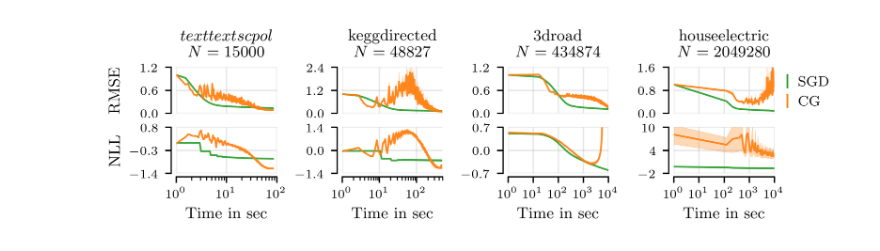
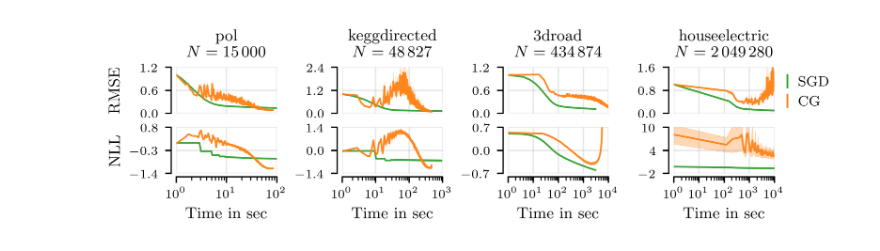
Before and after one commit to cambridge-mlg/sgd-gp, a Jupyter notebook: scalable_gps/notebooks/rmse_llh_trace.ipynb, the cells around one changed output. Drawn from its saved outputs; the diff is of its cells as text; code cells hidden in the pictures.

```diff
--- a/scalable_gps/notebooks/rmse_llh_trace.ipynb
+++ b/scalable_gps/notebooks/rmse_llh_trace.ipynb
@@ -299,7 +275,6 @@ XL = 'houseelectric'
 
 fig = plt.figure(dpi=400, figsize=[text_width, 0.2 * text_height])
 gs = GridSpec(2, 4, figure=fig)
-yticks = get_yticks(dataset)
 
 S_rmse = fig.add_subplot(gs[0, 0])
 S_llh = fig.add_subplot(gs[1, 0])
@@ -315,10 +290,10 @@ XL_llh = fig.add_subplot(gs[1, 3])
 # M_rmse.set_title(r"\\textsc{keggdirected}" + "\n" + r"$N = 48827$")#, D = 20")
 # L_rmse.set_title(r"\\textsc{3droad}" + "\n" + r"$N = 434874$")#, D = 3")
 # XL_rmse.set_title(r"\\textsc{houseelectric}" + "\n" + r"$N = 2049280$")#, D = 11")
-S_rmse.set_title("pol\n" + r"$N = 15000$")#, D = 26")
-M_rmse.set_title("keggdirected\n" + r"$N = 48827$")#, D = 20")
-L_rmse.set_title("3droad\n" + r"$N = 434874$")#, D = 3")
-XL_rmse.set_title("houseelectric\n" + r"$N = 2049280$")#, D = 11")
+S_rmse.set_title("pol\n" + r"$N = 15\,000$")#, D = 26")
+M_rmse.set_title("keggdirected\n" + r"$N = 48\,827$")#, D = 20")
+L_rmse.set_title("3droad\n" + r"$N = 434\,874$")#, D = 3")
+XL_rmse.set_title("houseelectric\n" + r"$N = 2\,049\,280$")#, D = 11")
 
 
 axes_rmse = [S_rmse, M_rmse, L_rmse, XL_rmse]
@@ -332,49 +307,50 @@ for i, ax in enumerate(axes):
     ax.grid(alpha=0.3)
     ax.semilogx()
     ax.set_xlabel("Time in sec")
+    ax.xaxis.set_minor_locator(ticker.LogLocator(numticks=999, subs="auto"))
 
     ax.spines[['top', 'right']].set_visible(False)
     ax.spines['bottom'].set_position(('axes', -0.075))
     ax.spines['left'].set_position(('axes', -0.05))
 
-for i, (dataset, max_time) in enumerate(zip([S, M, L, XL], [100, 500, 10000, 10000])):
+for i, (dataset, max_time) in enumerate(zip([S, M, L, XL], [100, 1000, 10000, 10000])):
     xlim = (1, max_time)
     yticks_rmse, yticks_llh = get_yticks(dataset)
-    time = rmse_trace[dataset][model]['wall_clock_time'][0]
-    time = time - time[0] + xlim[0]
     for metric, ax, trace, yticks, sgn in zip(metrics, [axes_rmse, axes_llh], [rmse_trace, llh_trace], [yticks_rmse, yticks_llh], [1, -1]):
         for model in models:
+            time = rmse_trace[dataset][model]['wall_clock_time'][0]
+            time = time - time[0] + xlim[0]
             c = get_color(model)
 
             ax[i].set_xlim(xlim)
             if max_time == 10000:
                 ax[i].set_xticks([1, 10, 100, 1000, 10000])
             ax[i].set_yticks(yticks)
             ax[i].set_ylim(np.min(yticks), np.max(yticks))
 
             mean = sgn * np.mean(trace[dataset][model][metric], axis=0)
             err = np.std(trace[dataset][model][metric], axis=0) / np.sqrt(trace[dataset][model][metric].shape[0])
             stretch_factor = int(len(time) / len(mean))
             mean = np.repeat(mean, stretch_factor)
             err = np.repeat(err, stretch_factor)
             # print(dataset, model, stretch_factor)
             errorfill(ax[i], time, mean, err, color=c, alpha_line=alpha_line)
 
 for ax in axes_rmse:
     ax.spines['bottom'].set_visible(False)
     remove_xticks(ax)
     ax.set_xlabel(None)
 
 legend_handles = []
 for model in models:
     c = get_color(model)
     label = get_label(model)
     legend_handles.append(Line2D([], [], marker='|', linestyle='None', markersize=8, markeredgewidth=1, color=c, label=label))
 fig.legend(handles=legend_handles, ncols=1, loc='center', bbox_to_anchor=(1.01, 0.65), fontsize=8, frameon=False, handlelength=0)
 
 fig.align_labels()
 fig.tight_layout(w_pad=0.5, h_pad=0.2)
 fig.savefig(f"../../figures/rmse_llh_trace.pdf", bbox_inches='tight', pad_inches=0.01)
 fig.savefig(f"../../figures/rmse_llh_trace.png", bbox_inches='tight', pad_inches=0.01)
 # %% [output]
-[figure, old version]
+[figure, new version]
```
Also changed, not shown: parts of 3 cells of this notebook, 2 other files.
